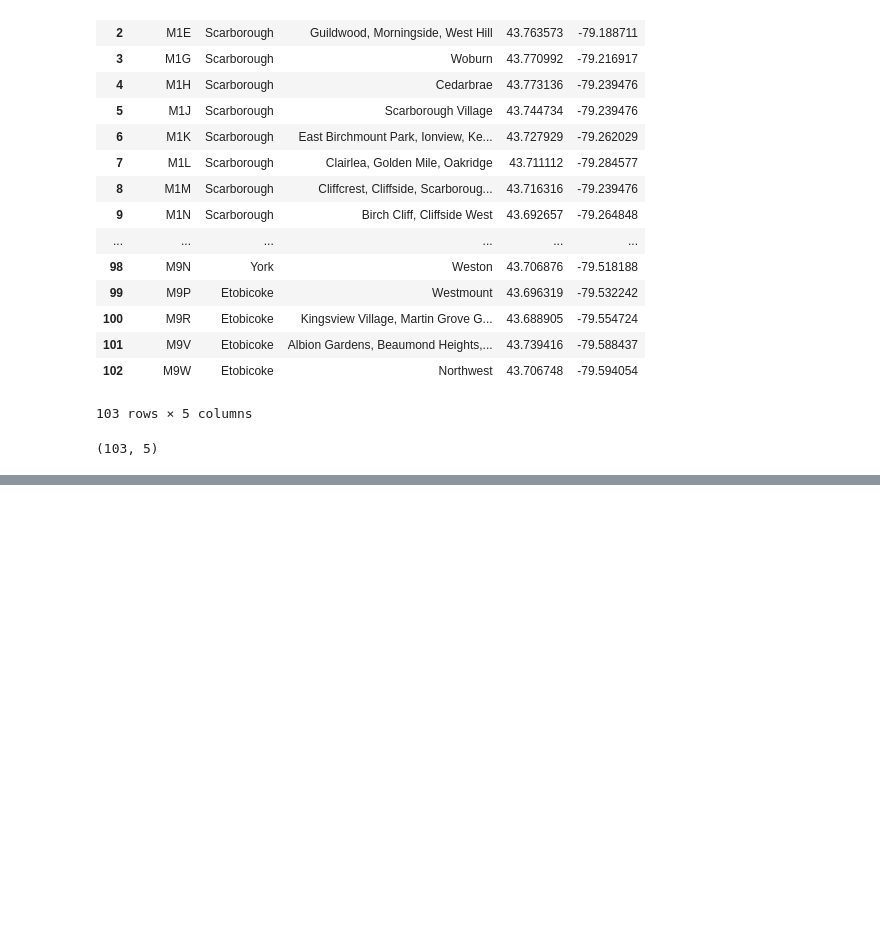
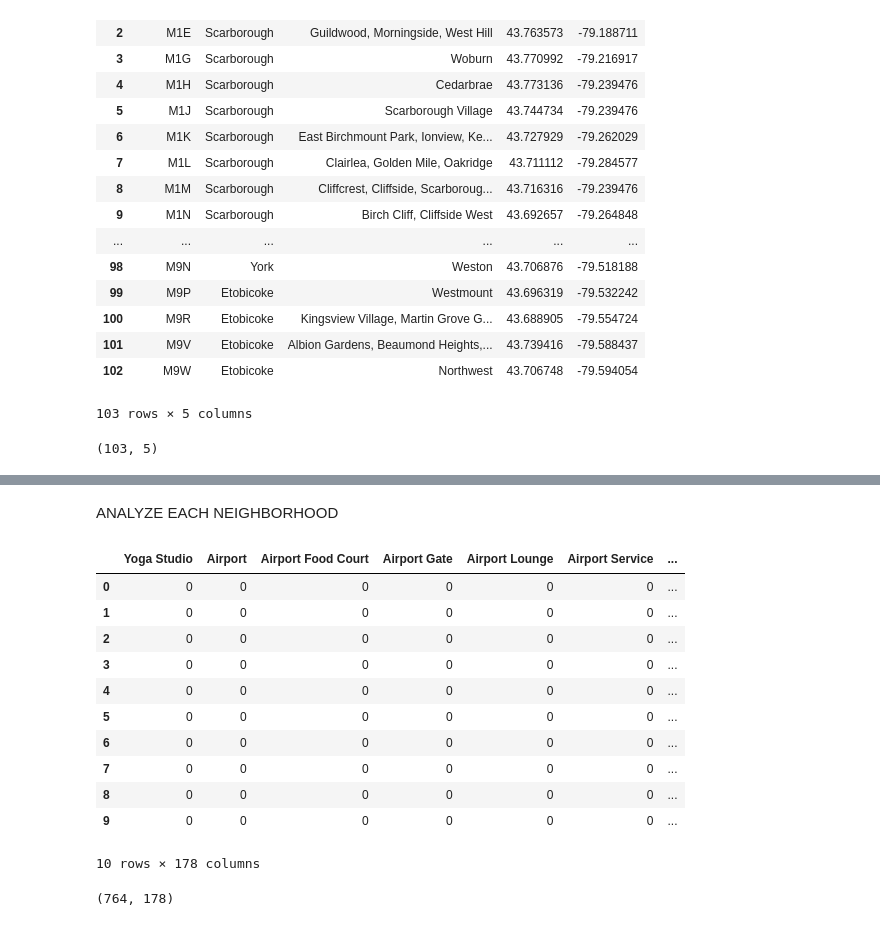
Before and after one commit to srobertson80/DS-Capstone-Toronto-Hoods, a Jupyter notebook: DS Capstone: Toronto Neighborhoods.ipynb, the cells around one changed output, grey strips where cells are left out. Saved outputs shown, nothing was run; the diff lists cells and outputs as text; code cells hidden in the pictures; blank space fills up the shorter version.

Commit message:
Published from Watson Studio.

```diff
--- a/DS Capstone: Toronto Neighborhoods.ipynb
+++ b/DS Capstone: Toronto Neighborhoods.ipynb
@@ -216,0 +580,31 @@ TOR2.shape
+# %% [markdown]
+ANALYZE EACH NEIGHBORHOOD
+# %%
+# one hot encoding
+DTT_onehot = pd.get_dummies(DTT_venues[['Venue Category']], prefix="", prefix_sep="")
+
+# add neighborhood column back to dataframe
+DTT_onehot['Neighborhood'] = DTT_venues['Neighborhood']
+
+# move neighborhood column to the first column
+fixed_columns = [DTT_onehot.columns[-1]] + list(DTT_onehot.columns[:-1])
+DTT_onehot = DTT_onehot[fixed_columns]
+
+DTT_onehot.head(10) # lists the first 10 rows
+# %% [output]
+|  | Yoga Studio | Airport | Airport Food Court | Airport Gate | Airport Lounge | Airport Service | ... |
+| 0 | 0 | 0 | 0 | 0 | 0 | 0 | ... |
+| 1 | 0 | 0 | 0 | 0 | 0 | 0 | ... |
+| 2 | 0 | 0 | 0 | 0 | 0 | 0 | ... |
+| 3 | 0 | 0 | 0 | 0 | 0 | 0 | ... |
+| 4 | 0 | 0 | 0 | 0 | 0 | 0 | ... |
+| 5 | 0 | 0 | 0 | 0 | 0 | 0 | ... |
+| 6 | 0 | 0 | 0 | 0 | 0 | 0 | ... |
+| 7 | 0 | 0 | 0 | 0 | 0 | 0 | ... |
+| 8 | 0 | 0 | 0 | 0 | 0 | 0 | ... |
+| 9 | 0 | 0 | 0 | 0 | 0 | 0 | ... |
+10 rows × 178 columns
+# %%
+DTT_onehot.shape #indicates that there are 764 rows in 178 columns in the new DTT_onehot dataframe
+# %% [output]
+(764, 178)
```
Also changed, not shown: parts of 57 cells of this notebook.
